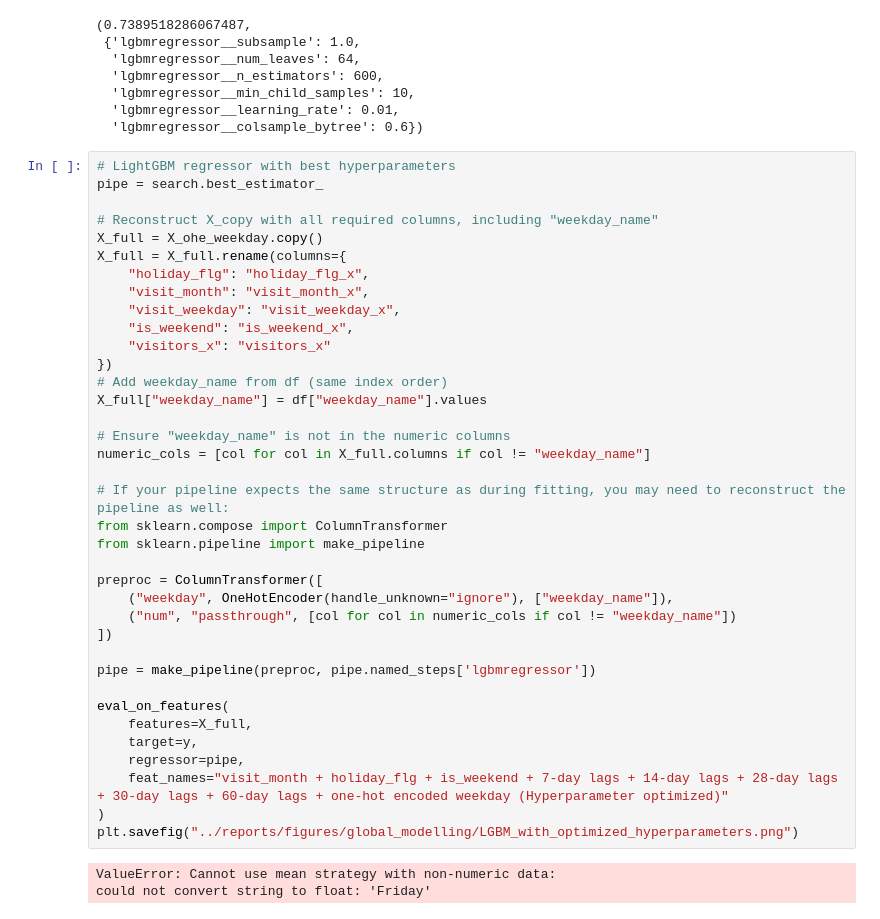
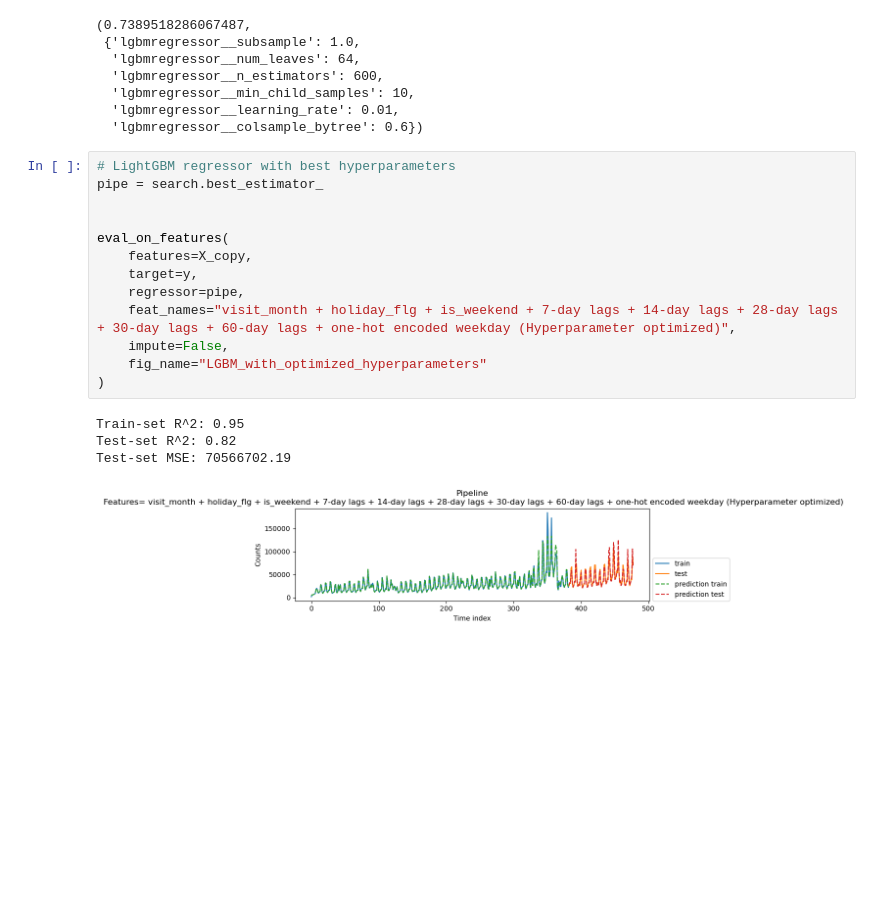
Before and after one commit to MengenL-ds/Forecasting-Restaurant-Visitor-Demand-with-Machine-Learning, a Jupyter notebook: notebooks/Global_total_visitor_count.ipynb, the cells around one changed output. Drawn from its saved outputs; the diff is of its cells as text; blank space fills up the shorter version.

```diff
--- a/notebooks/Global_total_visitor_count.ipynb
+++ b/notebooks/Global_total_visitor_count.ipynb
@@ -370,40 +374,18 @@ search.best_score_, search.best_params_
 # %%
 # LightGBM regressor with best hyperparameters
 pipe = search.best_estimator_
 
-# Reconstruct X_copy with all required columns, including "weekday_name"
-X_full = X_ohe_weekday.copy()
-X_full = X_full.rename(columns={
-	"holiday_flg": "holiday_flg_x",
-	"visit_month": "visit_month_x",
-	"visit_weekday": "visit_weekday_x",
-	"is_weekend": "is_weekend_x",
-	"visitors_x": "visitors_x"
-})
-# Add weekday_name from df (same index order)
-X_full["weekday_name"] = df["weekday_name"].values
-
-# Ensure "weekday_name" is not in the numeric columns
-numeric_cols = [col for col in X_full.columns if col != "weekday_name"]
-
-# If your pipeline expects the same structure as during fitting, you may need to reconstruct the pipeline as well:
-from sklearn.compose import ColumnTransformer
-from sklearn.pipeline import make_pipeline
-
-preproc = ColumnTransformer([
-	("weekday", OneHotEncoder(handle_unknown="ignore"), ["weekday_name"]),
-	("num", "passthrough", [col for col in numeric_cols if col != "weekday_name"])
-])
-
-pipe = make_pipeline(preproc, pipe.named_steps['lgbmregressor'])
 
 eval_on_features(
-	features=X_full,
+	features=X_copy,
 	target=y,
 	regressor=pipe,
-	feat_names="visit_month + holiday_flg + is_weekend + 7-day lags + 14-day lags + 28-day lags + 30-day lags + 60-day lags + one-hot encoded weekday (Hyperparameter optimized)"
+	feat_names="visit_month + holiday_flg + is_weekend + 7-day lags + 14-day lags + 28-day lags + 30-day lags + 60-day lags + one-hot encoded weekday (Hyperparameter optimized)",
+    impute=False,
+    fig_name="LGBM_with_optimized_hyperparameters"
 )
-plt.savefig("../reports/figures/global_modelling/LGBM_with_optimized_hyperparameters.png")
 # %% [output]
-ValueError: Cannot use mean strategy with non-numeric data:
-could not convert string to float: 'Friday'
+Train-set R^2: 0.95
+Test-set R^2: 0.82
+Test-set MSE: 70566702.19
+[figure, added]
```
Also changed, not shown: parts of 5 cells of this notebook, 31 other files.
